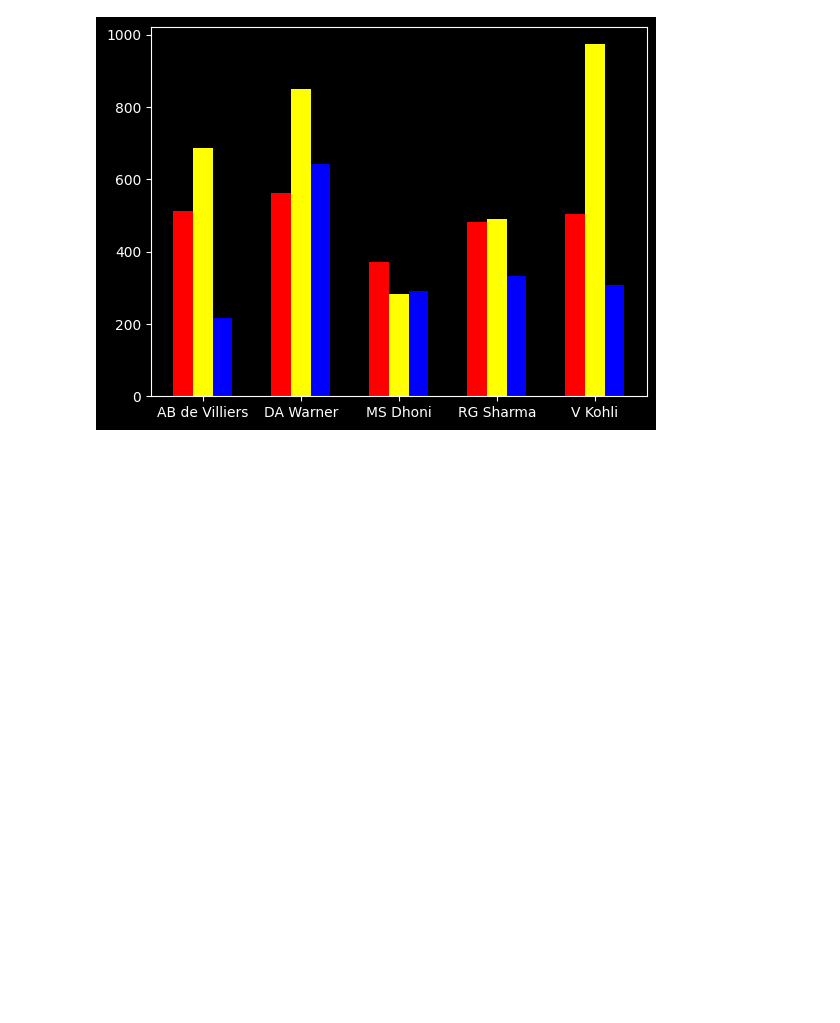
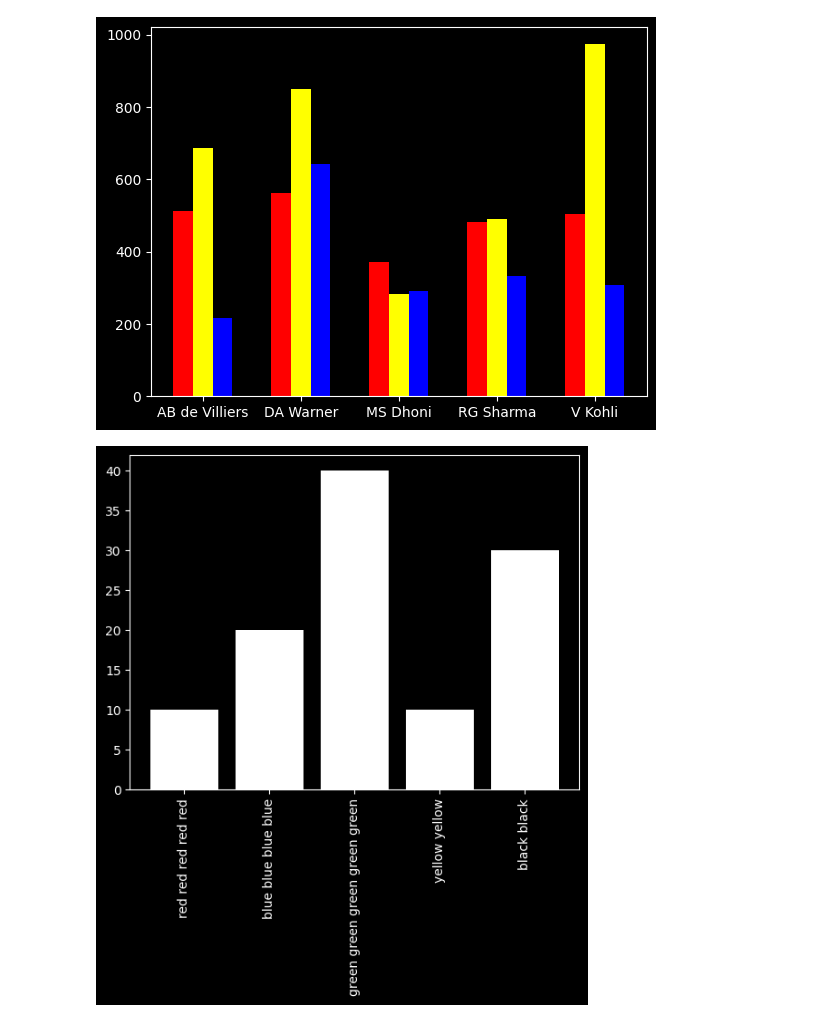
Before and after one commit to aayushmanz/Python-For-Data-Science, a Jupyter notebook: Matplotlib in Python/Bar chart in Matplotlib.ipynb, the cells around one changed output. Drawn from its saved outputs; the diff is of its cells as text; code cells hidden in the pictures; blank space fills up the shorter version.

```diff
--- a/Matplotlib in Python/Bar chart in Matplotlib.ipynb
+++ b/Matplotlib in Python/Bar chart in Matplotlib.ipynb
@@ -54,0 +53,18 @@ plt.show()
+# %%
+# a problem
+
+children = [10,20,40,10,30]
+
+colors = [
+    'red red red red red',
+    'blue blue blue blue',
+    'green green green green green',
+    'yellow yellow',
+    'black black'
+]
+
+plt.bar(colors, children, color='white')
+plt.xticks(rotation='vertical')
+plt.show()
+# %% [output]
+[figure, added]
```
Also changed, not shown: parts of 2 cells of this notebook.
